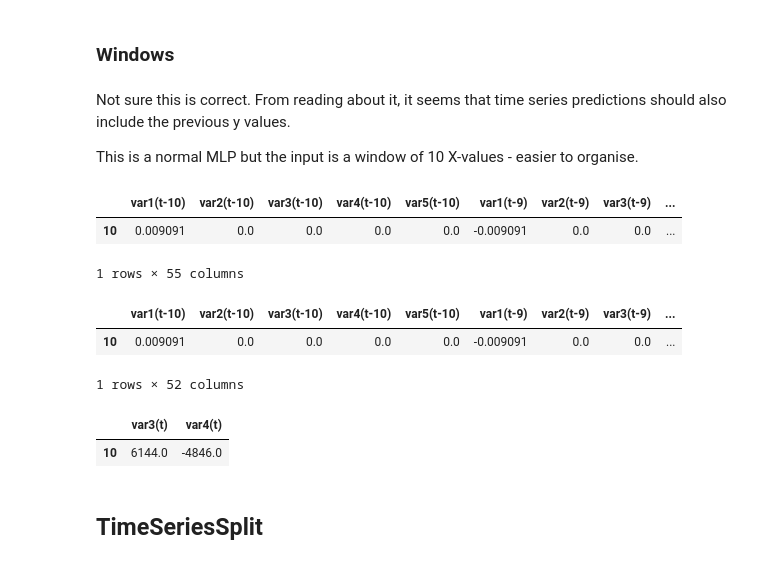
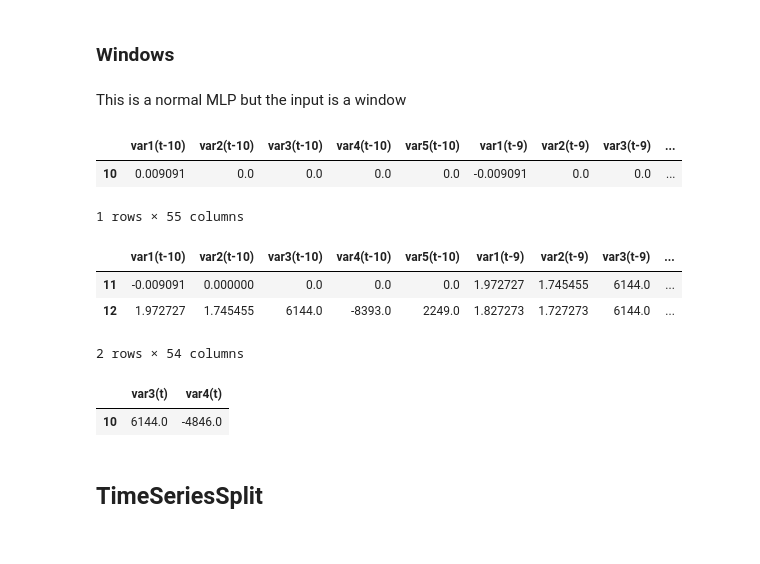
Before and after one commit to Abigail-Yates/DeltabotProject, a Jupyter notebook: TensorFlow/Trials/all_data_MLP_Window_10.ipynb, the cells around one changed output. Cells and saved outputs as stored; diff of their text form; code cells hidden in the pictures.

```diff
--- a/TensorFlow/Trials/all_data_MLP_Window_10.ipynb
+++ b/TensorFlow/Trials/all_data_MLP_Window_10.ipynb
@@ -24,16 +24,18 @@ data_0 = pd.read_csv("processed_data/16Oct_data_corrected.csv", dtype="float32")
 data_1 = pd.read_csv("processed_data/27Oct_data.csv", dtype="float32") #data was saved as float32, by default this was importing as float64
 data_2 = pd.read_csv("processed_data/28Oct_data.csv", dtype="float32") #data was saved as float32, by default this was importing as float64
 data_3 = pd.read_csv("processed_data/29Oct_data.csv", dtype="float32") #data was saved as float32, by default this was importing as float64
+data_4 = pd.read_csv("processed_data/pred_data.csv", dtype="float32")
 
 #remove nans
 data_0 = data_0.dropna()
 data_1 = data_1.dropna()
 data_2 = data_2.dropna()
 data_3 = data_3.dropna()
+data_3 = data_3.dropna()
 
-data_list = [ data_1, data_2, data_3] #data_0,
+data_list = [ data_1, data_2, data_4, data_3, data_0]
 
-fig, axs = plt.subplots(1, 4, figsize=(15,4), constrained_layout=True)
+fig, axs = plt.subplots(1, 5, figsize=(15,4), constrained_layout=True)
 for i, data in enumerate(data_list):
     subplot = axs[i]
     subplot.scatter(data["cx_mm"], data["cy_mm"])
@@ -62,9 +64,7 @@ def plot_motors(y_test, y_pred, lims):
 # %% [markdown]
 <h3>Windows
 # %% [markdown]
-Not sure this is correct. From reading about it, it seems that time series predictions should also include the previous y values.
-
-This is a normal MLP but the input is a window of 10 X-values - easier to organise.
+This is a normal MLP but the input is a window
 # %%
 #function from https://machinelearningmastery.com/convert-time-series-supervised-learning-problem-python/
 def series_to_supervised(data, n_in=1, n_out=1, dropnan=True):
@@ -102,29 +102,38 @@ def series_to_supervised(data, n_in=1, n_out=1, dropnan=True):
 # %%
 dataset = all_data[["cx_mm", "cy_mm", "s0", "s1", "s2"]].reset_index(drop=True) #reset indexes as multiple datapoints combined
 
 # values = dataset.values
 
-cxcy_window = series_to_supervised(dataset,10,1)
+window_size = 10
+
+cxcy_window = series_to_supervised(dataset,window_size,1)
 
 # cols_to_drop = cxcy_window.filter(regex="var3|var4|var5.*")
 # inputs = cxcy_window.drop(list(cols_to_drop), axis=1)
  #change input window to include all motor values
 # cxcy_window = cxcy_window.rename(columns={"var3(t)": "s0(t)", "var4(t)": "s1(t)", "var5(t)": "s2(t)"})
 # outputs = cxcy_window[["s0(t)","s1(t)"]] #calculate s2(t) from s2 = -(s0 + s1)
 
 # print(all_data["s2"][10:] == -(outputs["s0(t)"] + outputs["s1(t)"]))
 outputs = cxcy_window[["var3(t)","var4(t)"]] #, "var5(t)" #don't predict s2 but keep it in training data
 inputs = cxcy_window.drop(["var3(t)","var4(t)", "var5(t)"], axis=1)
+
+inputs["cx_diff"] = inputs["var1(t)"].diff()
+inputs["cy_diff"] = inputs["var2(t)"].diff()
+
+inputs = inputs[1:]
+
 display(cxcy_window.head(1))
-display(inputs.head(1))
+display(inputs.head(2))
 display(outputs.head(1))
 # %% [output]
 |  | var1(t-10) | var2(t-10) | var3(t-10) | var4(t-10) | var5(t-10) | var1(t-9) | var2(t-9) | var3(t-9) | ... |
 | 10 | 0.009091 | 0.0 | 0.0 | 0.0 | 0.0 | -0.009091 | 0.0 | 0.0 | ... |
 1 rows × 55 columns
 |  | var1(t-10) | var2(t-10) | var3(t-10) | var4(t-10) | var5(t-10) | var1(t-9) | var2(t-9) | var3(t-9) | ... |
-| 10 | 0.009091 | 0.0 | 0.0 | 0.0 | 0.0 | -0.009091 | 0.0 | 0.0 | ... |
+| 11 | -0.009091 | 0.000000 | 0.0 | 0.0 | 0.0 | 1.972727 | 1.745455 | 6144.0 | ... |
+| 12 | 1.972727 | 1.745455 | 6144.0 | -8393.0 | 2249.0 | 1.827273 | 1.727273 | 6144.0 | ... |
-1 rows × 52 columns
+2 rows × 54 columns
 |  | var3(t) | var4(t) |
 | 10 | 6144.0 | -4846.0 |
 # %% [markdown]
```
Also changed, not shown: parts of 8 cells of this notebook.
